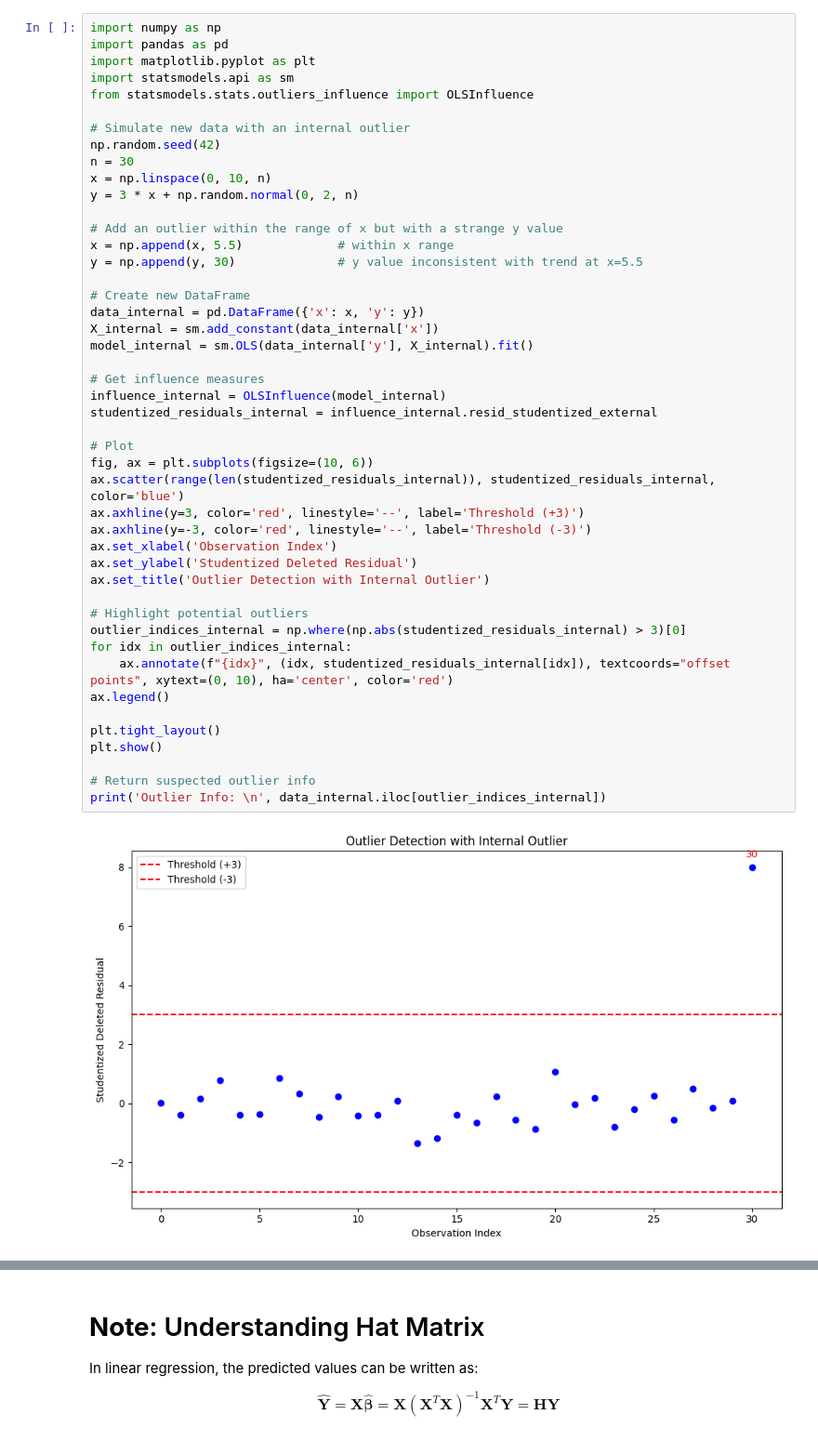
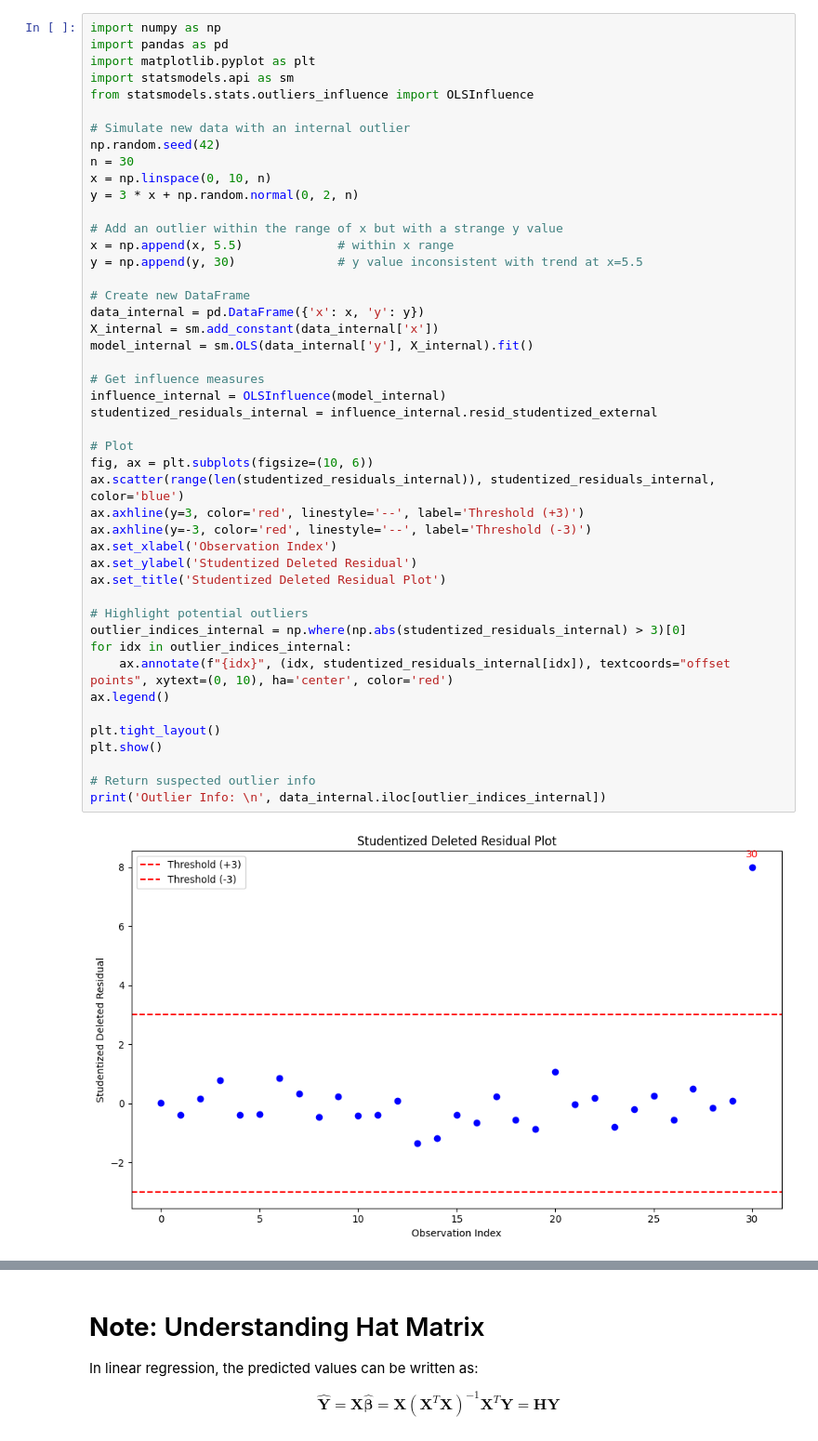
Before and after one commit to jkim1209/TIL, a Jupyter notebook: Statistics/Studentized Deleted Residual.ipynb, the cells around one changed output, grey strips where cells are left out. Shown: that part at 93% size. Saved outputs shown, nothing was run; the diff lists cells and outputs as text.

Commit message:
feat: Change Plot

```diff
--- a/Statistics/Studentized Deleted Residual.ipynb
+++ b/Statistics/Studentized Deleted Residual.ipynb
@@ -291,35 +291,35 @@ y = np.append(y, 30)              # y value inconsistent with trend at x=5.5
 
 # Create new DataFrame
 data_internal = pd.DataFrame({'x': x, 'y': y})
 X_internal = sm.add_constant(data_internal['x'])
 model_internal = sm.OLS(data_internal['y'], X_internal).fit()
 
 # Get influence measures
 influence_internal = OLSInfluence(model_internal)
 studentized_residuals_internal = influence_internal.resid_studentized_external
 
 # Plot
 fig, ax = plt.subplots(figsize=(10, 6))
 ax.scatter(range(len(studentized_residuals_internal)), studentized_residuals_internal, color='blue')
 ax.axhline(y=3, color='red', linestyle='--', label='Threshold (+3)')
 ax.axhline(y=-3, color='red', linestyle='--', label='Threshold (-3)')
 ax.set_xlabel('Observation Index')
 ax.set_ylabel('Studentized Deleted Residual')
-ax.set_title('Outlier Detection with Internal Outlier')
+ax.set_title('Studentized Deleted Residual Plot')
 
 # Highlight potential outliers
 outlier_indices_internal = np.where(np.abs(studentized_residuals_internal) > 3)[0]
 for idx in outlier_indices_internal:
     ax.annotate(f"{idx}", (idx, studentized_residuals_internal[idx]), textcoords="offset points", xytext=(0, 10), ha='center', color='red')
 ax.legend()
 
 plt.tight_layout()
 plt.show()
 
 # Return suspected outlier info
 print('Outlier Info: \n', data_internal.iloc[outlier_indices_internal])
 # %% [output]
-[figure, old version]
+[figure, new version]
 Outlier Info:
        x     y
 30  5.5  30.0
```
